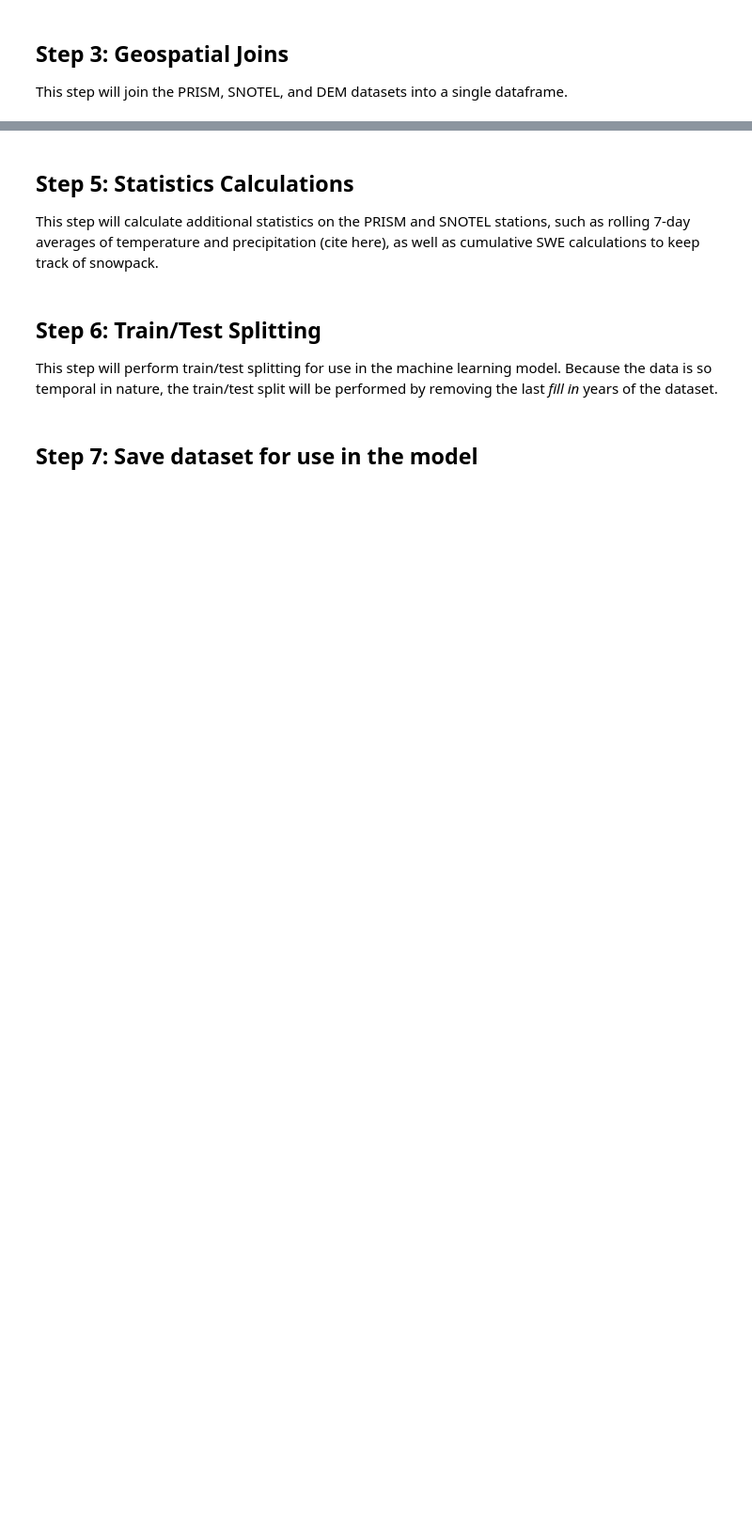
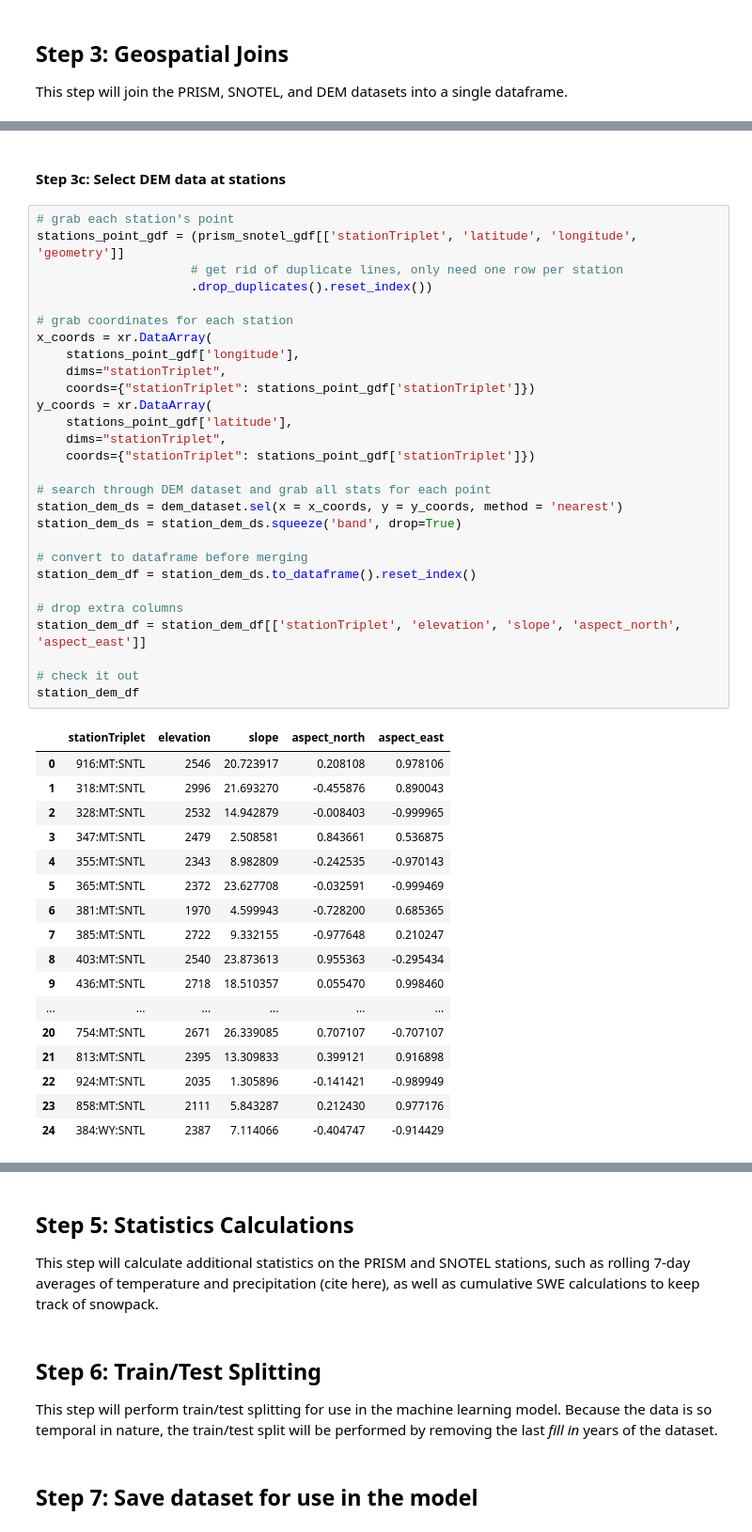
Before and after one commit to rainihelmstadter/snow-drought-modeling, a Jupyter notebook: code/04-prepare-data-for-machine-learning.ipynb, the cells around one changed output, grey strips where cells are left out. Shown at 94% size. Drawn from its saved outputs; the diff is of its cells as text; blank space fills up the shorter version.

```diff
--- a/code/04-prepare-data-for-machine-learning.ipynb
+++ b/code/04-prepare-data-for-machine-learning.ipynb
@@ -94,0 +372,48 @@ This step will join the PRISM, SNOTEL, and DEM datasets into a single dataframe.
+# %% [markdown]
+#### Step 3c: Select DEM data at stations
+# %%
+# grab each station's point
+stations_point_gdf = (prism_snotel_gdf[['stationTriplet', 'latitude', 'longitude', 'geometry']]
+                     # get rid of duplicate lines, only need one row per station
+                     .drop_duplicates().reset_index())
+
+# grab coordinates for each station
+x_coords = xr.DataArray(
+    stations_point_gdf['longitude'],
+    dims="stationTriplet",
+    coords={"stationTriplet": stations_point_gdf['stationTriplet']})
+y_coords = xr.DataArray(
+    stations_point_gdf['latitude'],
+    dims="stationTriplet",
+    coords={"stationTriplet": stations_point_gdf['stationTriplet']})
+
+# search through DEM dataset and grab all stats for each point
+station_dem_ds = dem_dataset.sel(x = x_coords, y = y_coords, method = 'nearest')
+station_dem_ds = station_dem_ds.squeeze('band', drop=True)
+
+# convert to dataframe before merging
+station_dem_df = station_dem_ds.to_dataframe().reset_index()
+
+# drop extra columns
+station_dem_df = station_dem_df[['stationTriplet', 'elevation', 'slope', 'aspect_north', 'aspect_east']]
+
+# check it out
+station_dem_df
+# %% [output]
+|  | stationTriplet | elevation | slope | aspect_north | aspect_east |
+| 0 | 916:MT:SNTL | 2546 | 20.723917 | 0.208108 | 0.978106 |
+| 1 | 318:MT:SNTL | 2996 | 21.693270 | -0.455876 | 0.890043 |
+| 2 | 328:MT:SNTL | 2532 | 14.942879 | -0.008403 | -0.999965 |
+| 3 | 347:MT:SNTL | 2479 | 2.508581 | 0.843661 | 0.536875 |
+| 4 | 355:MT:SNTL | 2343 | 8.982809 | -0.242535 | -0.970143 |
+| 5 | 365:MT:SNTL | 2372 | 23.627708 | -0.032591 | -0.999469 |
+| 6 | 381:MT:SNTL | 1970 | 4.599943 | -0.728200 | 0.685365 |
+| 7 | 385:MT:SNTL | 2722 | 9.332155 | -0.977648 | 0.210247 |
+| 8 | 403:MT:SNTL | 2540 | 23.873613 | 0.955363 | -0.295434 |
+| 9 | 436:MT:SNTL | 2718 | 18.510357 | 0.055470 | 0.998460 |
+| ... | ... | ... | ... | ... | ... |
+| 20 | 754:MT:SNTL | 2671 | 26.339085 | 0.707107 | -0.707107 |
+| 21 | 813:MT:SNTL | 2395 | 13.309833 | 0.399121 | 0.916898 |
+| 22 | 924:MT:SNTL | 2035 | 1.305896 | -0.141421 | -0.989949 |
+| 23 | 858:MT:SNTL | 2111 | 5.843287 | 0.212430 | 0.977176 |
+| 24 | 384:WY:SNTL | 2387 | 7.114066 | -0.404747 | -0.914429 |
```
Also changed, not shown: parts of 31 cells of this notebook.
